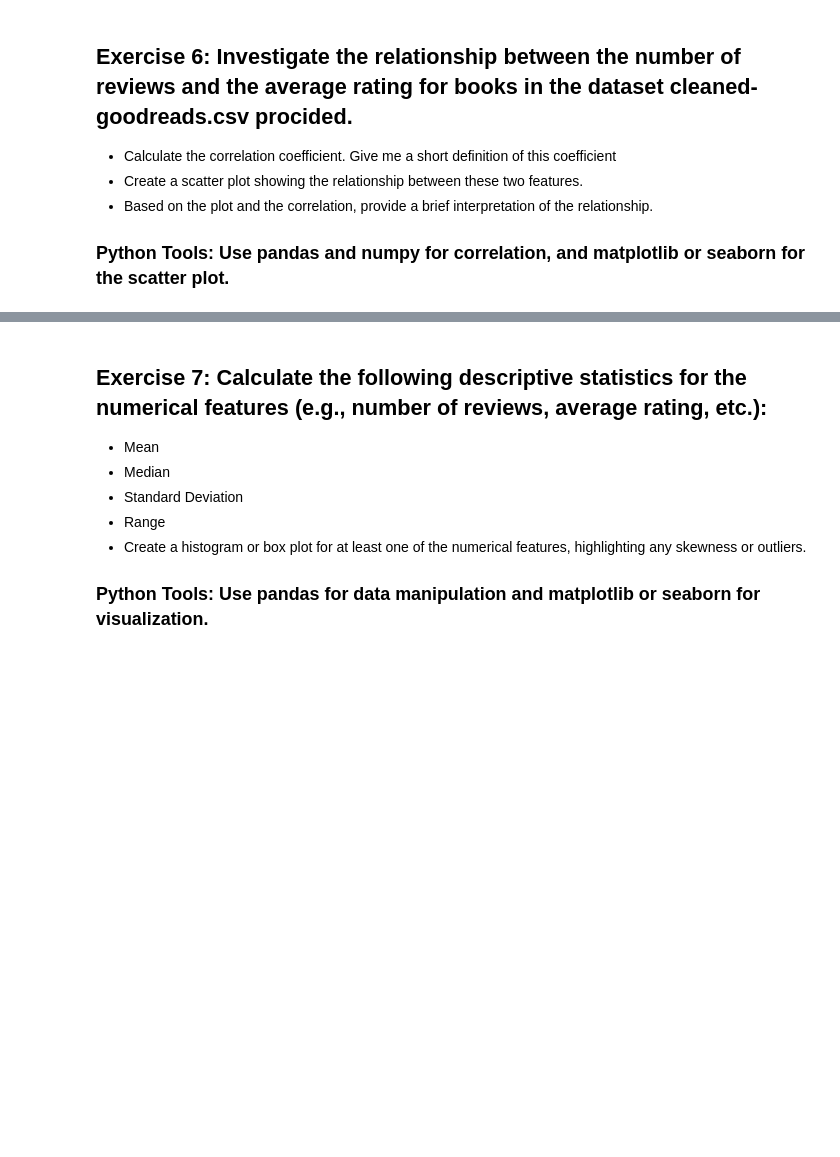
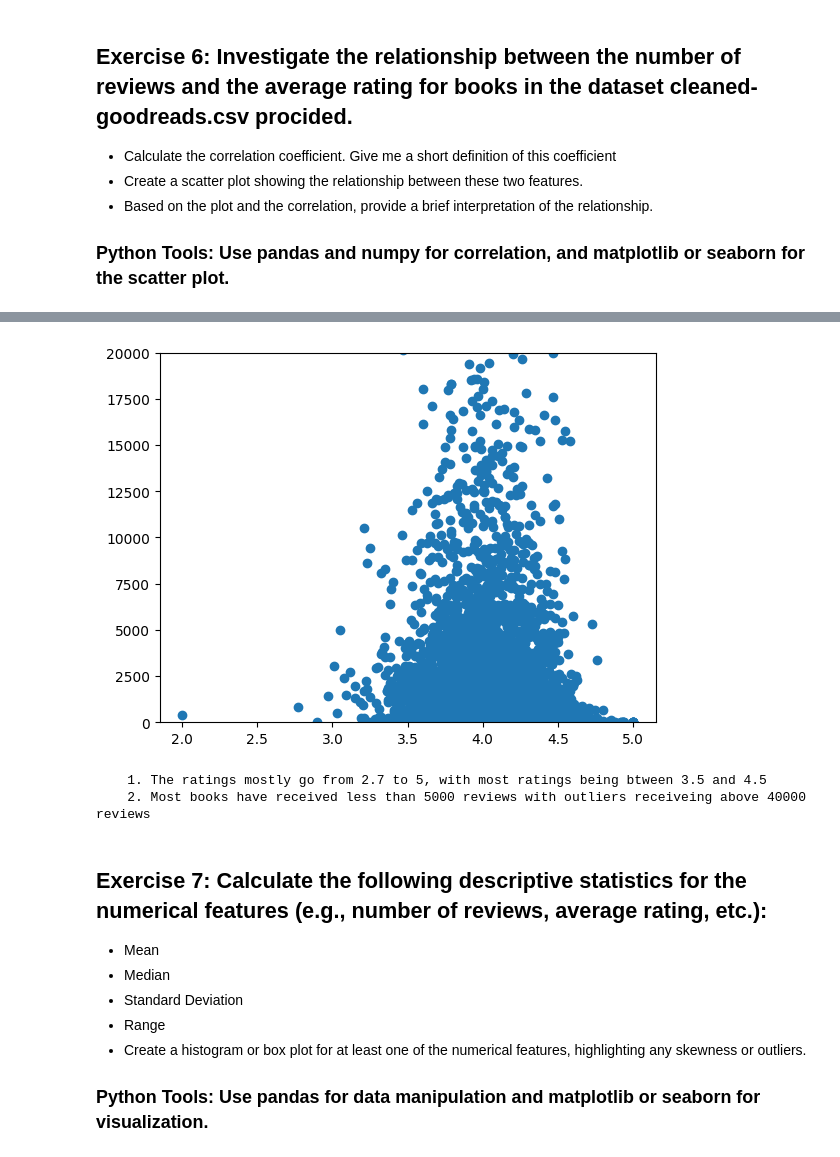
Before and after one commit to mannan272/data1, a Jupyter notebook: lab-02/Assignment 3.ipynb, the cells around one changed output, grey strips where cells are left out. Saved outputs shown, nothing was run; the diff lists cells and outputs as text; code cells hidden in the pictures; blank space fills up the shorter version.

```diff
--- a/lab-02/Assignment 3.ipynb
+++ b/lab-02/Assignment 3.ipynb
@@ -76,3 +205,17 @@ We’ve got a number of ways in general of dealing with missing data. These invo
+# %%
+plt.scatter(df2_sorted.rating,df2_sorted.review_count)
+plt.ylim(0, 20000)
+
+print("""
+    1. The ratings mostly go from 2.7 to 5, with most ratings being btween 3.5 and 4.5
+    2. Most books have received less than 5000 reviews with outliers receiveing above 40000 reviews
+      """)
+
+plt.show()
+# %% [output]
+[figure, added]
+    1. The ratings mostly go from 2.7 to 5, with most ratings being btween 3.5 and 4.5
+    2. Most books have received less than 5000 reviews with outliers receiveing above 40000 reviews
 # %% [markdown]
 ## Exercise 7: Calculate the following descriptive statistics for the numerical features (e.g., number of reviews, average rating, etc.):
 - Mean
```
Also changed, not shown: parts of 13 cells of this notebook, 1 other file.
